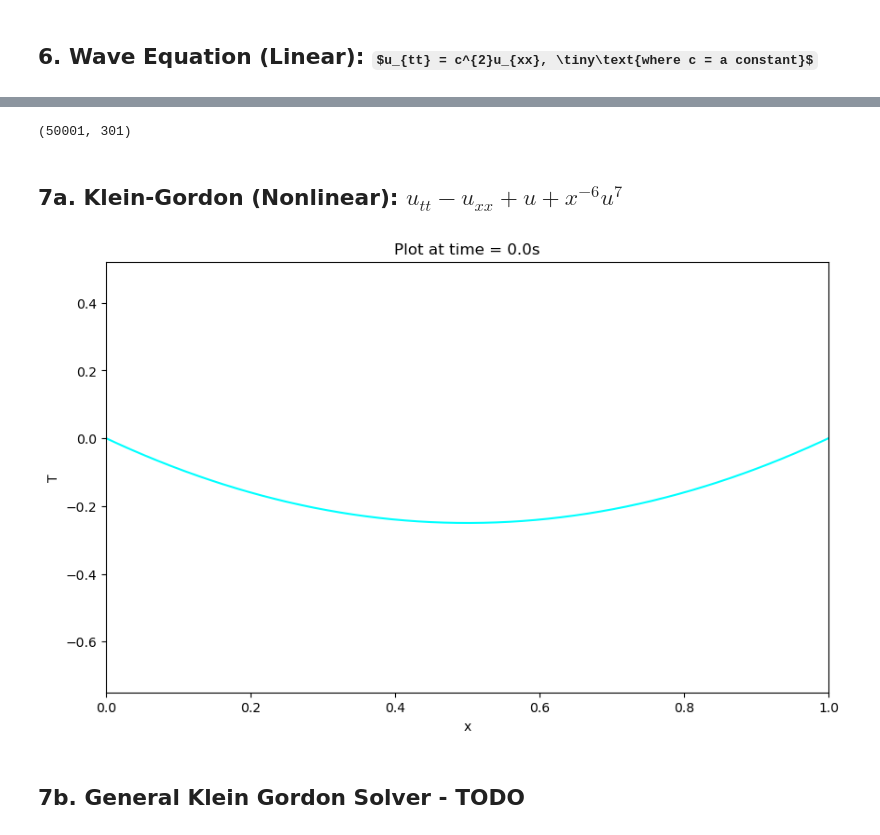
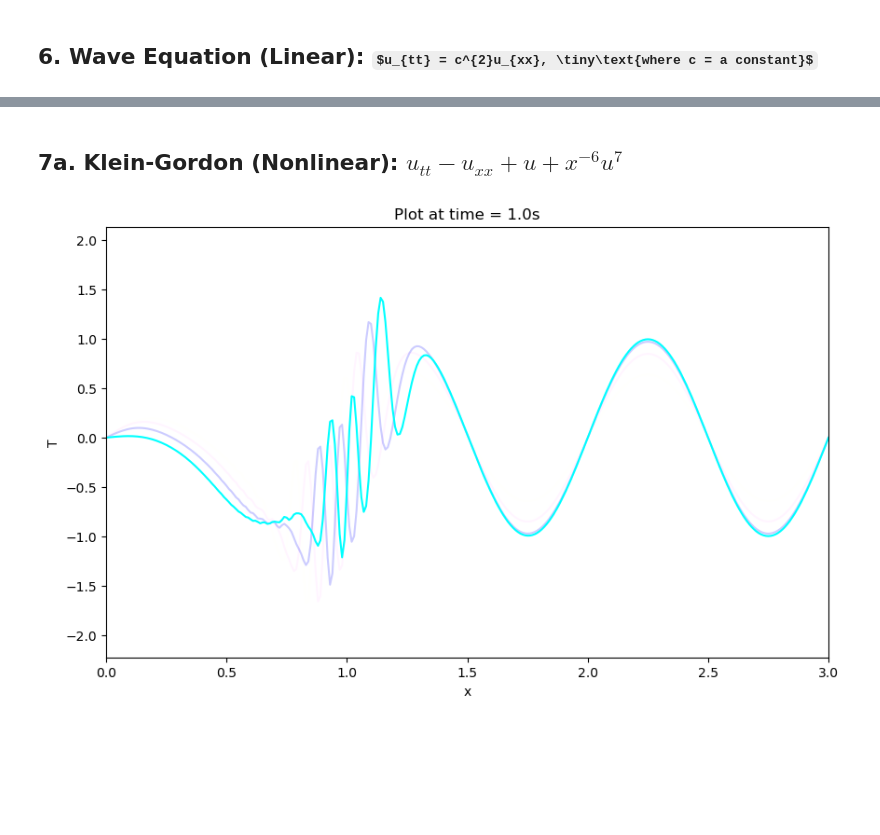
Before and after one commit to Miller-Ryan-1/csueb_phys, a Jupyter notebook: numerical_pdes/1D_PDE_by_type.ipynb, the cells around one changed output, grey strips where cells are left out. Cells and saved outputs as stored; diff of their text form; code cells hidden in the pictures; some formulas as TeX source; blank space fills up the shorter version.

```diff
--- a/numerical_pdes/1D_PDE_by_type.ipynb
+++ b/numerical_pdes/1D_PDE_by_type.ipynb
@@ -393,5 +572,0 @@ t_grid_6 = np.linspace(0,t_max_6,Nt_6)
-# %%
-# Create return array (n x m matrix)
-n = len(x_grid_6)
-m = len(t_grid_6)
-C = np.zeros((m,n))
@@ -427,7 +573,3 @@ ValueError: solve1: Input operand 1 has a mismatch in its core dimension 0, with
-# %%
-C.shape
-# %% [output]
-(50001, 301)
 # %% [markdown]
 ## 7a. Klein-Gordon (Nonlinear): $u_{tt} - u_{xx} + u + x^{-6}u^{7}$
 # %%
@@ -440,7 +582,7 @@ def f_u_0_x(x):
 
     Parameters: t = time [Float]
     '''
-    return x*(x-1)
+    return np.sin(2*np.pi*x)
 
 def f_u_t_0(t):
     '''
@@ -462,7 +604,7 @@ def f_u_t_L(t):
     '''
     return 0
 # %%
-def test_1D_nonlinear(u_line,u_line_previous,m,dt,dx):
+def test_1D_nonlinear_timestep(u_line,u_line_previous,m,dt,dx):
     '''
     Takes in
     u_line - an 1D array
@@ -477,11 +619,11 @@ def test_1D_nonlinear(u_line,u_line_previous,m,dt,dx):
     return (dt**2/dx**2) * (u_line[m+1] + u_line[m-1] - 2*u_line[m]) - dt**2 * u_line[m] + 2 * u_line[m] - (dt**2/x**6) * u_line[m]**7 - u_line_previous[m]
 # %%
 # -- User Defined - IC and Boundary condition functions determined at start of notebook
-L_7 = 1
-t_max_7 = .5
+L_7 = 3
+t_max_7 = 1
 
-dx_7 = .002
-dt_7 = .002
+dx_7 = .01
+dt_7 = .0001
 
 # -- Create a stability check
 if dx_7/dt_7 < 1:
@@ -513,7 +655,7 @@ for j in range(len(t_grid_7)):
     u_previous = U_7[-1]
 
     for m in range(1,len(x_grid_7)-1):
-        u = test_1D_nonlinear(u_previous,u_previous_2,m,dt_7,dx_7)
+        u = test_1D_nonlinear_timestep(u_previous,u_previous_2,m,dt_7,dx_7)
         # Append this value to the time step line
         u_t_x.append(u)
 
@@ -526,13 +668,11 @@ for j in range(len(t_grid_7)):
     # Now append the full solutions matrix
     U_7.append(u_t_x)
 # %%
-steps_7 = 1
+steps_7 = 20
 t_min_plot_7 = 0             # default = 0
 t_max_plot_7 = 1            # default = len(U_7)
 x_min_plot_7 = 0            # default = 0
 x_max_plot_7 = L_7            # default = t_max
 PDE.PDE_plotter_1D(U_7, L_7, t_max_7, steps_7, t_min_plot_7, t_max_plot_7, x_min_plot_7, x_max_plot_7, alpha_decay = .2)
 # %% [output]
-[figure, old version]
+[figure, new version]
-# %% [markdown]
-## 7b. General Klein Gordon Solver - TODO
```
Also changed, not shown: parts of 48 cells of this notebook, 4 other files.
